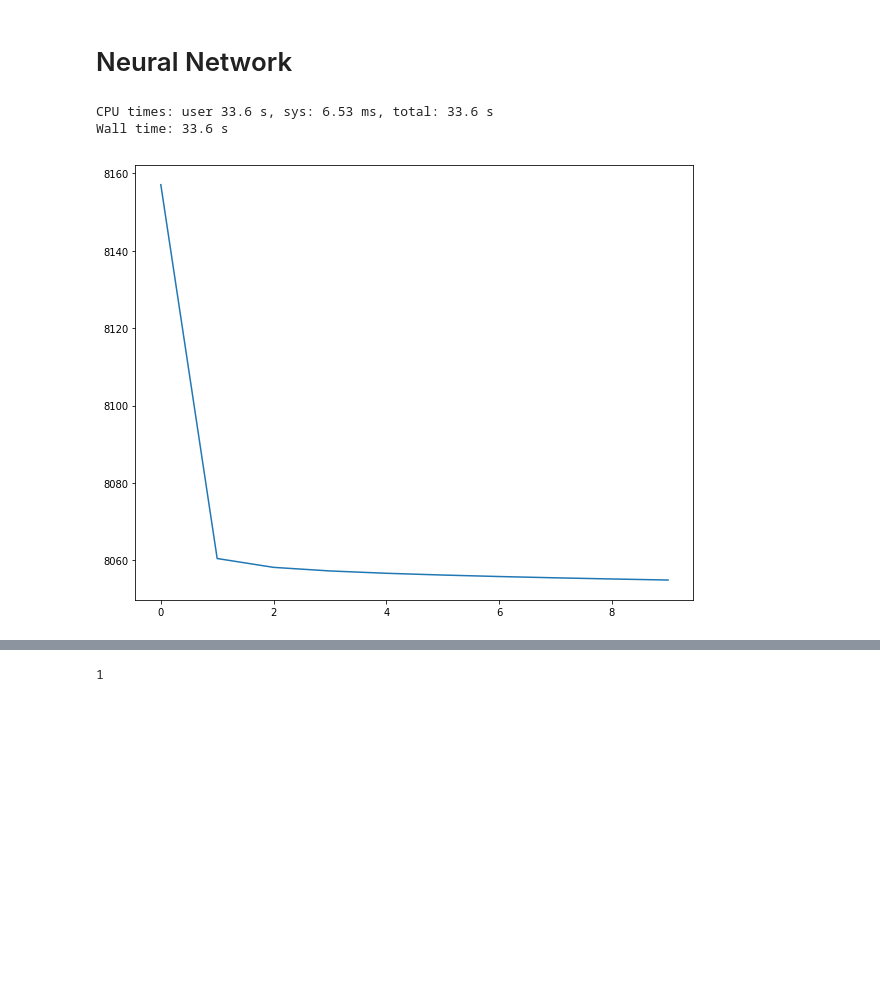
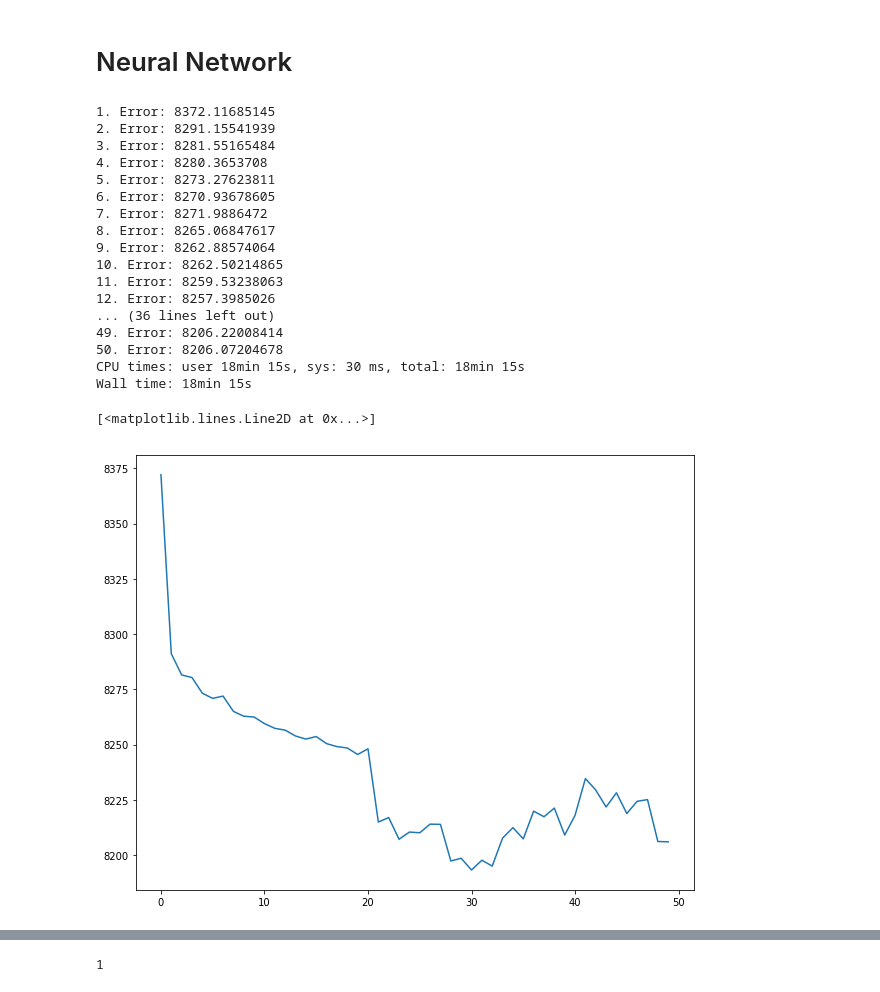
Before and after one commit to CamiloGarciaLaRotta/KaggleCompetition, a Jupyter notebook: Preprocessing and Part1.ipynb, the cells around one changed output, grey strips where cells are left out. Saved outputs shown, nothing was run; the diff lists cells and outputs as text; code cells hidden in the pictures; blank space fills up the shorter version.

```diff
--- a/Preprocessing and Part1.ipynb
+++ b/Preprocessing and Part1.ipynb
@@ -227,17 +228,34 @@ y_test = np.array(list(map(lambda x: one_hot_encode(int(x)), mini_y_test)))
 %%time
 net = NeuralNetBuilder() \
         .input_layer(64 * 64) \
-        .add_layer("sigmoid", 10, bias=False) \
-        .add_layer("sigmoid", 10, bias=False) \
-        .output_layer(10, bias=False) \
+        .add_layer("sigmoid", 30) \
+        .output_layer(10) \
         .build()
 
-errors = net.fit(np.array(mini_X_train), y_train, epochs=10, gamma=0.1)
-plt.plot(list(range(10)), errors)
+errors = net.fit(np.array(mini_X_train), y_train, epochs=epochs, gamma=0.02, debug=True)
 # %% [output]
-CPU times: user 33.6 s, sys: 6.53 ms, total: 33.6 s
-Wall time: 33.6 s
+1. Error: 8372.11685145
+2. Error: 8291.15541939
+3. Error: 8281.55165484
+4. Error: 8280.3653708
+5. Error: 8273.27623811
+6. Error: 8270.93678605
+7. Error: 8271.9886472
+8. Error: 8265.06847617
+9. Error: 8262.88574064
+10. Error: 8262.50214865
+11. Error: 8259.53238063
+12. Error: 8257.3985026
+... (36 lines left out)
+49. Error: 8206.22008414
+50. Error: 8206.07204678
+CPU times: user 18min 15s, sys: 30 ms, total: 18min 15s
+Wall time: 18min 15s
-[figure, removed]
+# %%
+plt.plot(list(range(epochs)), errors)
+# %% [output]
+[<matplotlib.lines.Line2D at 0x...>]
+[figure, added]
 # %%
 dataset = list(zip(np.array(mini_X_test), y_test))
 correct = 0
```
Also changed, not shown: parts of 4 cells of this notebook.
